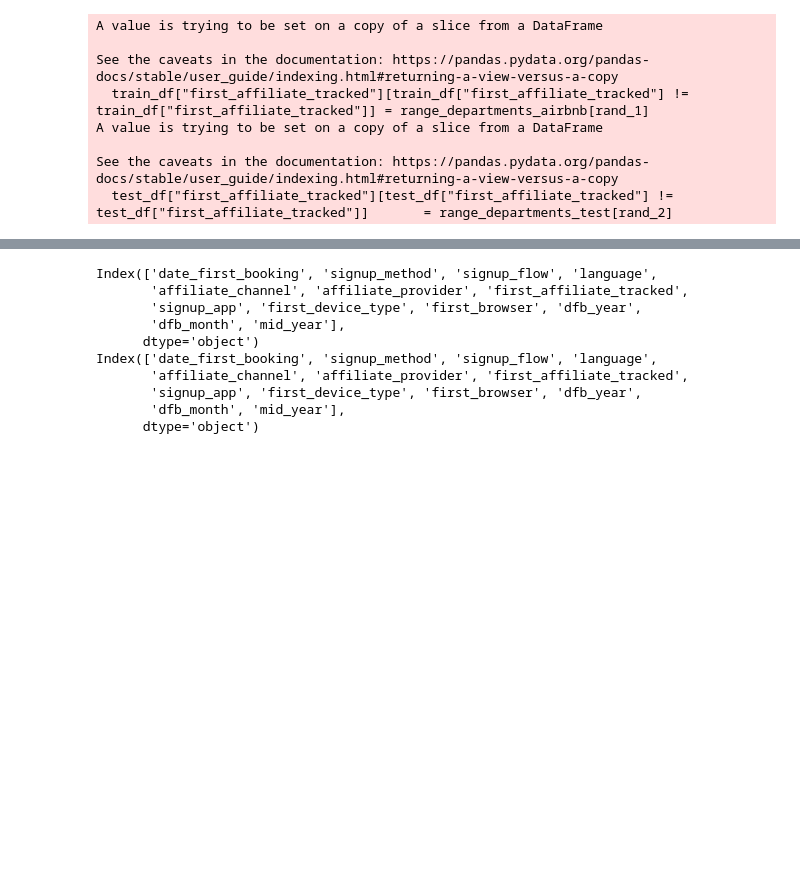
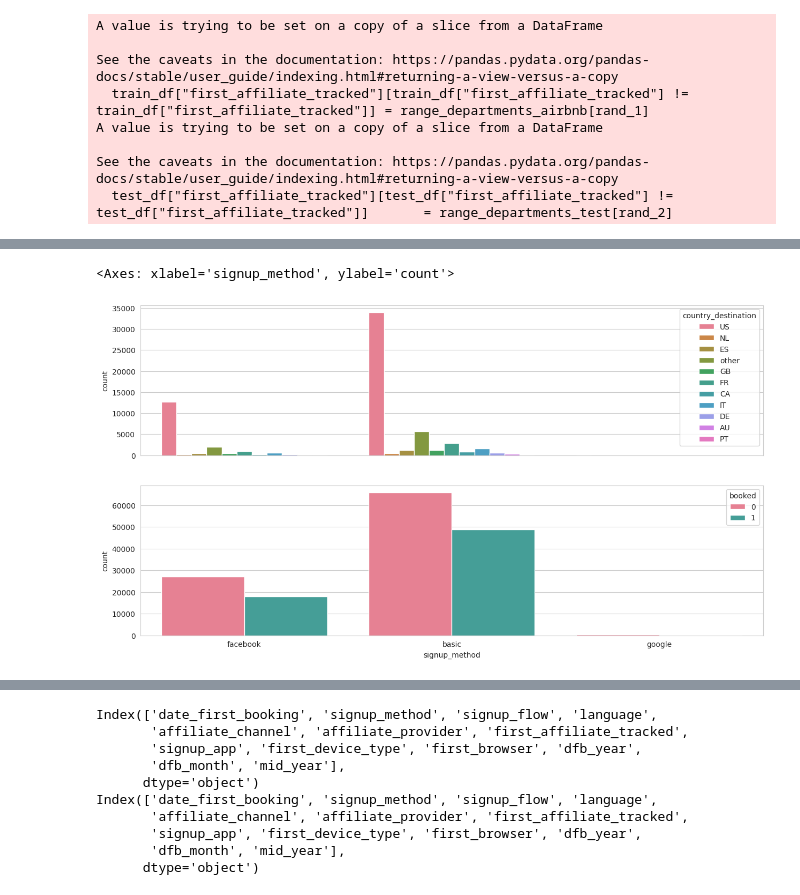
Before and after one commit to shrijan19/Analytics, a Jupyter notebook: kc-bookings/src/app/backend/apps/predict_booking/data_science/analysis.ipynb, the cells around one changed output, grey strips where cells are left out. Saved outputs shown, nothing was run; the diff lists cells and outputs as text; code cells hidden in the pictures; blank space fills up the shorter version.

```diff
--- a/kc-bookings/src/app/backend/apps/predict_booking/data_science/analysis.ipynb
+++ b/kc-bookings/src/app/backend/apps/predict_booking/data_science/analysis.ipynb
@@ -246,0 +277,9 @@ See the caveats in the documentation: https://pandas.pydata.org/pandas-docs/stab
+# %%
+# signup_method
+fig, (axis1, axis2) = plt.subplots(2, 1, sharex=True,figsize=(15,8))
+
+sns.countplot(x="signup_method",hue="country_destination", data=train_df[train_df['country_destination'] != 'NDF'], palette="husl", ax=axis1)
+sns.countplot(x="signup_method",hue="booked", data=train_df, palette="husl", ax=axis2)
+# %% [output]
+<Axes: xlabel='signup_method', ylabel='count'>
+[figure, added]
```
Also changed, not shown: parts of 10 cells of this notebook, 5 other files.
